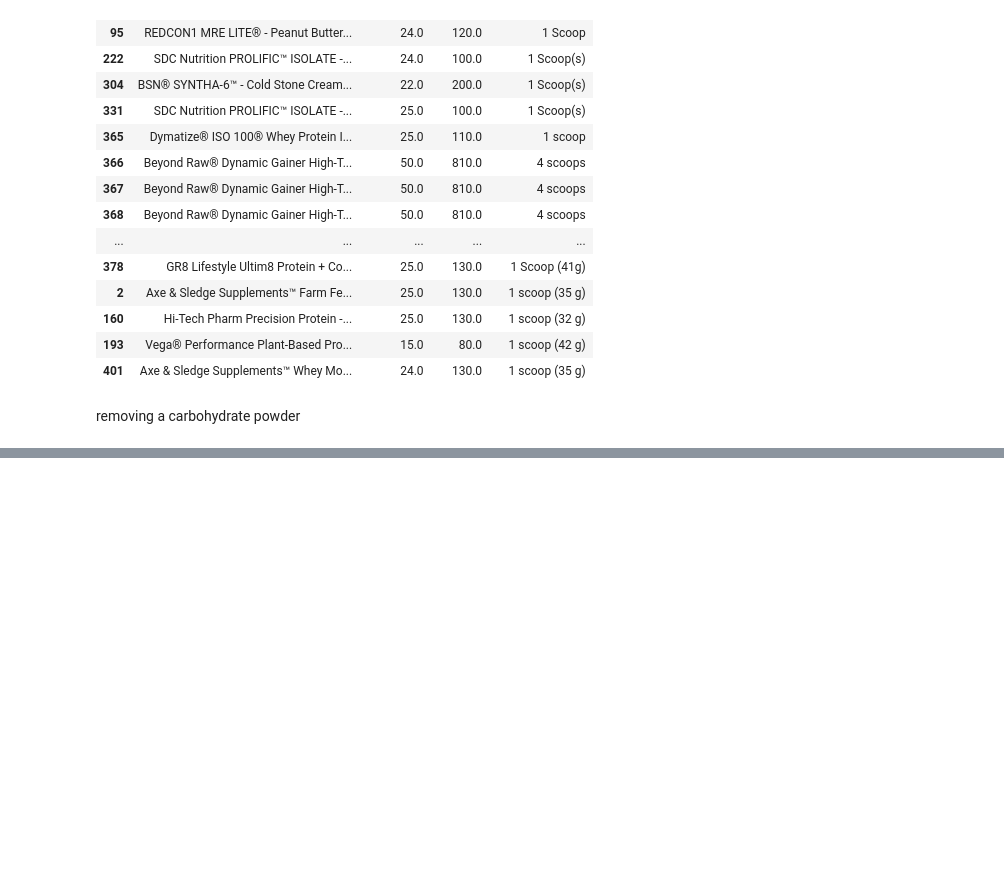
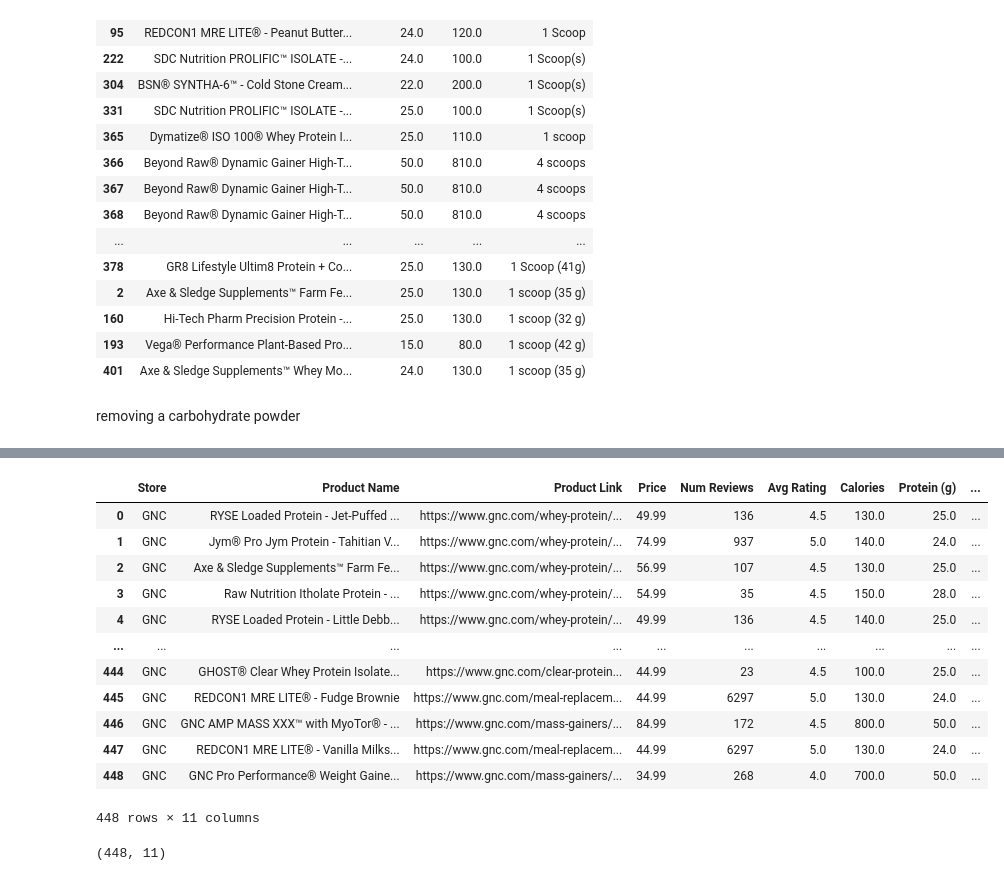
Before and after one commit to kevinguii/sta141bfinalproj, a Jupyter notebook: preprocess_gnc.ipynb, the cells around one changed output, grey strips where cells are left out. Saved outputs shown, nothing was run; the diff lists cells and outputs as text; code cells hidden in the pictures; blank space fills up the shorter version.

```diff
--- a/preprocess_gnc.ipynb
+++ b/preprocess_gnc.ipynb
@@ -140,0 +159,21 @@ dtype: int64
+# %%
+import re
+
+# Extract numeric grams from "(30.77g)"
+pattern = r"([\d\.]+)\s*(g|gram|grams)"
+
+gnc_nutrition["Serving Size (g)"] = (
+    gnc_nutrition["Serving Size"]
+    .str.extract(pattern, expand=False)[0]   # first capturing group = the number
+    .astype(float)
+)
+
+
+gnc_nutrition["Serving Size"] = (
+    gnc_nutrition["Serving Size"]
+    .str.replace(pattern, "", regex=True)
+    .str.replace(r"\(\s*\)", "", regex=True)  # remove empty parentheses left behind
+    .str.strip()
+)
+
+gnc_nutrition
@@ -141,2 +194,23 @@ dtype: int64
+# %%
+gnc_nutrition = gnc_nutrition[["Store","Product Name","Product Link","Price","Num Reviews","Avg Rating","Calories","Protein (g)","Total Num Servings","Serving Size","Serving Size (g)"]]
+gnc_nutrition
+# %% [output]
+|  | Store | Product Name | Product Link | Price | Num Reviews | Avg Rating | Calories | Protein (g) | ... |
+| 0 | GNC | RYSE Loaded Protein - Jet-Puffed ... | https://www.gnc.com/whey-protein/... | 49.99 | 136 | 4.5 | 130.0 | 25.0 | ... |
+| 1 | GNC | Jym® Pro Jym Protein - Tahitian V... | https://www.gnc.com/whey-protein/... | 74.99 | 937 | 5.0 | 140.0 | 24.0 | ... |
+| 2 | GNC | Axe & Sledge Supplements™ Farm Fe... | https://www.gnc.com/whey-protein/... | 56.99 | 107 | 4.5 | 130.0 | 25.0 | ... |
+| 3 | GNC | Raw Nutrition Itholate Protein - ... | https://www.gnc.com/whey-protein/... | 54.99 | 35 | 4.5 | 150.0 | 28.0 | ... |
+| 4 | GNC | RYSE Loaded Protein - Little Debb... | https://www.gnc.com/whey-protein/... | 49.99 | 136 | 4.5 | 140.0 | 25.0 | ... |
+| ... | ... | ... | ... | ... | ... | ... | ... | ... | ... |
+| 444 | GNC | GHOST® Clear Whey Protein Isolate... | https://www.gnc.com/clear-protein... | 44.99 | 23 | 4.5 | 100.0 | 25.0 | ... |
+| 445 | GNC | REDCON1 MRE LITE® - Fudge Brownie | https://www.gnc.com/meal-replacem... | 44.99 | 6297 | 5.0 | 130.0 | 24.0 | ... |
+| 446 | GNC | GNC AMP MASS XXX™ with MyoTor® - ... | https://www.gnc.com/mass-gainers/... | 84.99 | 172 | 4.5 | 800.0 | 50.0 | ... |
+| 447 | GNC | REDCON1 MRE LITE® - Vanilla Milks... | https://www.gnc.com/meal-replacem... | 44.99 | 6297 | 5.0 | 130.0 | 24.0 | ... |
+| 448 | GNC | GNC Pro Performance® Weight Gaine... | https://www.gnc.com/mass-gainers/... | 34.99 | 268 | 4.0 | 700.0 | 50.0 | ... |
+448 rows × 11 columns
+# %%
+gnc_nutrition.shape
+# %% [output]
+(448, 11)
 # %%
 gnc_nutrition.to_csv("gnc_nutrition_final.csv", index=False)
```
Also changed, not shown: parts of 6 cells of this notebook, 5 other files.
